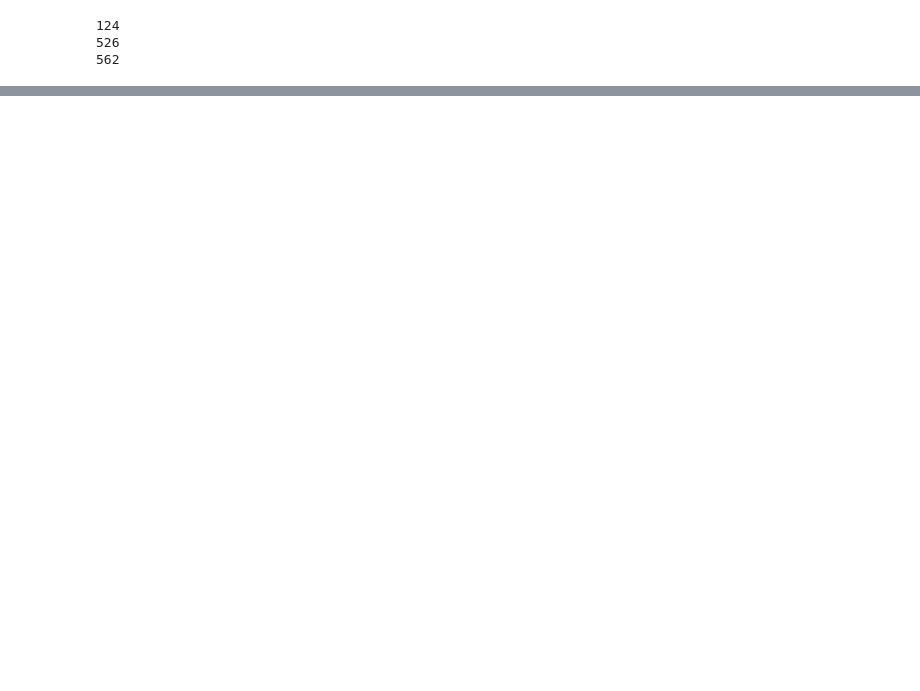
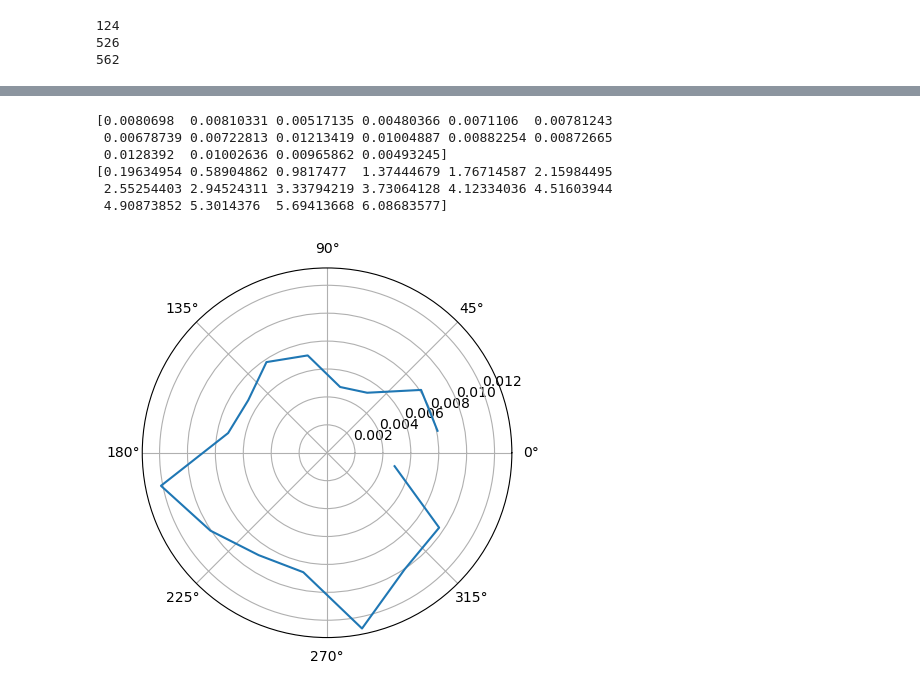
Before and after one commit to aabielefeldt/MultiEyeTem-Clone, a Jupyter notebook: scripts/MultieEyeTemJupyterScript.ipynb, the cells around one changed output, grey strips where cells are left out. Saved outputs shown, nothing was run; the diff lists cells and outputs as text; code cells hidden in the pictures; blank space fills up the shorter version.

```diff
--- a/scripts/MultieEyeTemJupyterScript.ipynb
+++ b/scripts/MultieEyeTemJupyterScript.ipynb
@@ -201,0 +341,28 @@ for num in Z:
+# %%
+
+# Convert the angles to radians
+angles_rad = np.radians(mean_rot_button_press)
+print(angles_rad)
+rad = np.arange(16)*np.pi/8 + np.pi/16
+np.degrees(rad)
+print(rad)
+# Create the polar plot
+fig = plt.figure()
+ax = fig.add_subplot(111, projection='polar')
+
+# Plot the data
+ax.plot(rad, angles_rad)
+
+# Set plot attributes
+
+
+# Show the plot
+plt.show()
+# %% [output]
+[0.0080698  0.00810331 0.00517135 0.00480366 0.0071106  0.00781243
+ 0.00678739 0.00722813 0.01213419 0.01004887 0.00882254 0.00872665
+ 0.0128392  0.01002636 0.00965862 0.00493245]
+[0.19634954 0.58904862 0.9817477  1.37444679 1.76714587 2.15984495
+ 2.55254403 2.94524311 3.33794219 3.73064128 4.12334036 4.51603944
+ 4.90873852 5.3014376  5.69413668 6.08683577]
+[figure, added]
```
Also changed, not shown: parts of 21 cells of this notebook, 5 other files.
